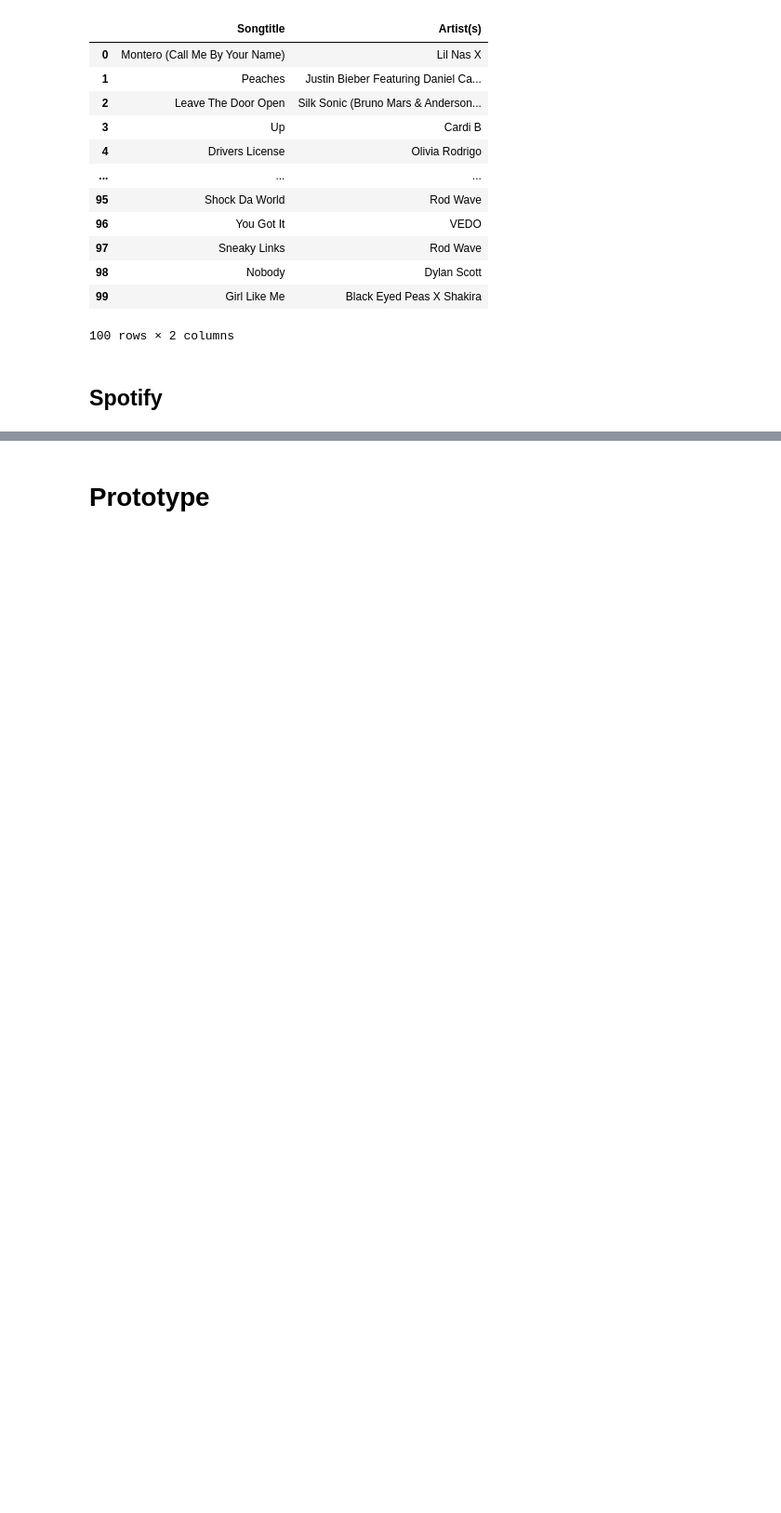
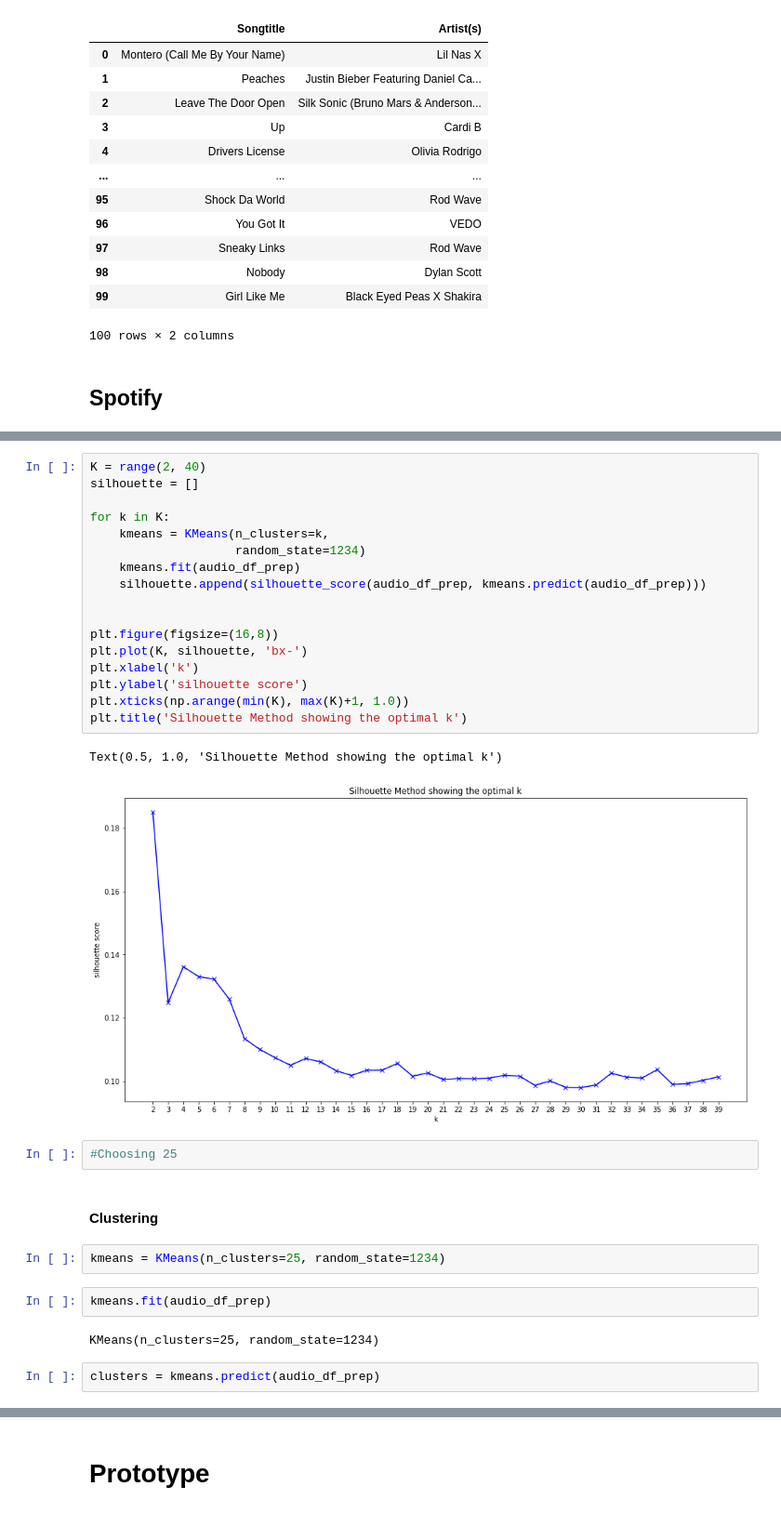
Before and after one commit to Salevo/Gnoosic, a Jupyter notebook: Prototyp App.ipynb, the cells around one changed output, grey strips where cells are left out. Shown: that part at 93% size. Drawn from its saved outputs; the diff is of its cells as text; blank space fills up the shorter version.

```diff
--- a/Prototyp App.ipynb
+++ b/Prototyp App.ipynb
@@ -78,0 +173,32 @@ len(Spotify)
+# %%
+K = range(2, 40)
+silhouette = []
+
+for k in K:
+    kmeans = KMeans(n_clusters=k,
+                    random_state=1234)
+    kmeans.fit(audio_df_prep)
+    silhouette.append(silhouette_score(audio_df_prep, kmeans.predict(audio_df_prep)))
+
+
+plt.figure(figsize=(16,8))
+plt.plot(K, silhouette, 'bx-')
+plt.xlabel('k')
+plt.ylabel('silhouette score')
+plt.xticks(np.arange(min(K), max(K)+1, 1.0))
+plt.title('Silhouette Method showing the optimal k')
+# %% [output]
+Text(0.5, 1.0, 'Silhouette Method showing the optimal k')
+[figure, added]
+# %%
+#Choosing 25
+# %% [markdown]
+#### Clustering
+# %%
+kmeans = KMeans(n_clusters=25, random_state=1234)
+# %%
+kmeans.fit(audio_df_prep)
+# %% [output]
+KMeans(n_clusters=25, random_state=1234)
+# %%
+clusters = kmeans.predict(audio_df_prep)
```
Also changed, not shown: parts of 26 cells of this notebook, 2 other files.
